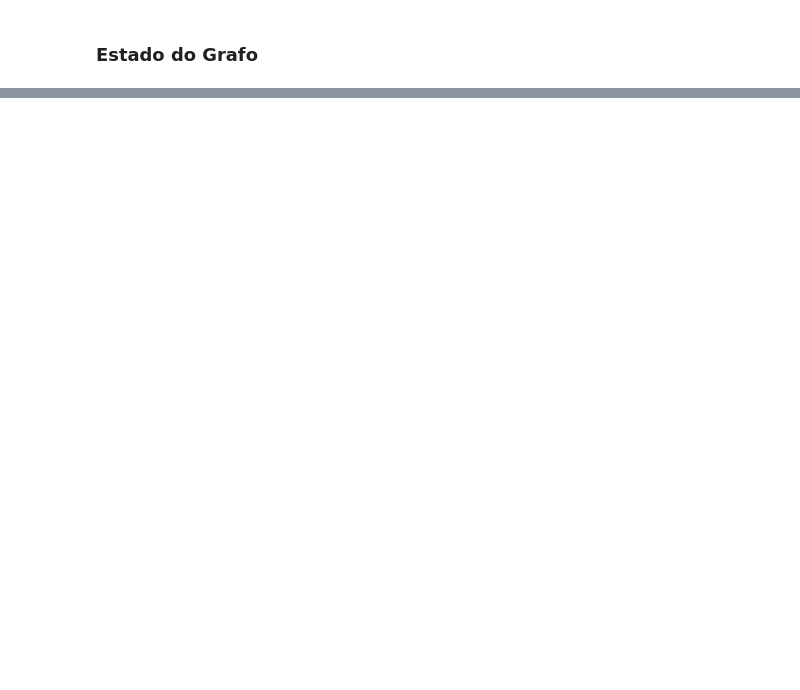
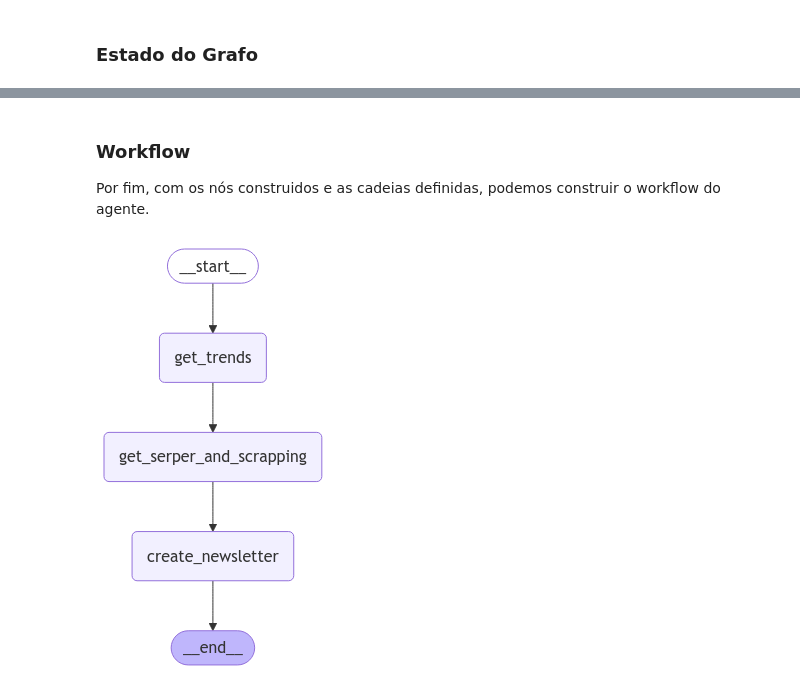
Before and after one commit to xNero-AI/nero-summer-25-1, a Jupyter notebook: langgraph/build_agent.ipynb, the cells around one changed output, grey strips where cells are left out. Saved outputs shown, nothing was run; the diff lists cells and outputs as text; code cells hidden in the pictures; blank space fills up the shorter version.

Commit message:
feat: add graph pattern + add build agent

```diff
--- a/langgraph/build_agent.ipynb
+++ b/langgraph/build_agent.ipynb
@@ -50,7 +60,7 @@ contents_news
 ### Estado do Grafo
 # %%
 from typing_extensions import TypedDict
-from typing import List, Dict
+from typing import List, Dict, Any
 
 class GraphState(TypedDict):
     """
@@ -68,5 +78,5 @@ class GraphState(TypedDict):
     head: int
     k: int
     trends: List[str]
-    news: Dict
+    news: dict
     newsletter: str
@@ -138,0 +253,47 @@ def create_newletter(state):
+# %% [markdown]
+### Workflow
+
+Por fim, com os nós construidos e as cadeias definidas, podemos construir o workflow do agente.
+# %%
+from langgraph.graph import END, StateGraph
+
+def compile_workflow():
+    """
+    Compiles the workflow for creating a newsletter from Google Trends.
+
+    Returns:
+        app (StateGraph): The compiled workflow.
+    """
+
+    # Define the graph
+    workflow = StateGraph(GraphState)
+
+    # Define the nodes
+    workflow.add_node("get_trends", get_trends)
+    workflow.add_node("get_serper_and_scrapping", get_serper_and_scrapping)
+    workflow.add_node("create_newsletter", create_newsletter)
+
+    # Build graph
+    workflow.set_entry_point('get_trends')
+    workflow.add_edge("get_trends", "get_serper_and_scrapping")
+    workflow.add_edge("get_serper_and_scrapping", "create_newsletter")
+    workflow.add_edge("create_newsletter", END)
+
+    # Compile
+    app = workflow.compile()
+    return app
+# %%
+app = compile_workflow()
+# %%
+from IPython.display import Image, display
+from langchain_core.runnables.graph import CurveStyle, MermaidDrawMethod, NodeStyles
+
+display(
+    Image(
+        app.get_graph().draw_mermaid_png(
+            draw_method=MermaidDrawMethod.API,
+        )
+    )
+)
+# %% [output]
+[figure, added]
```
Also changed, not shown: parts of 13 cells of this notebook, 9 other files.
